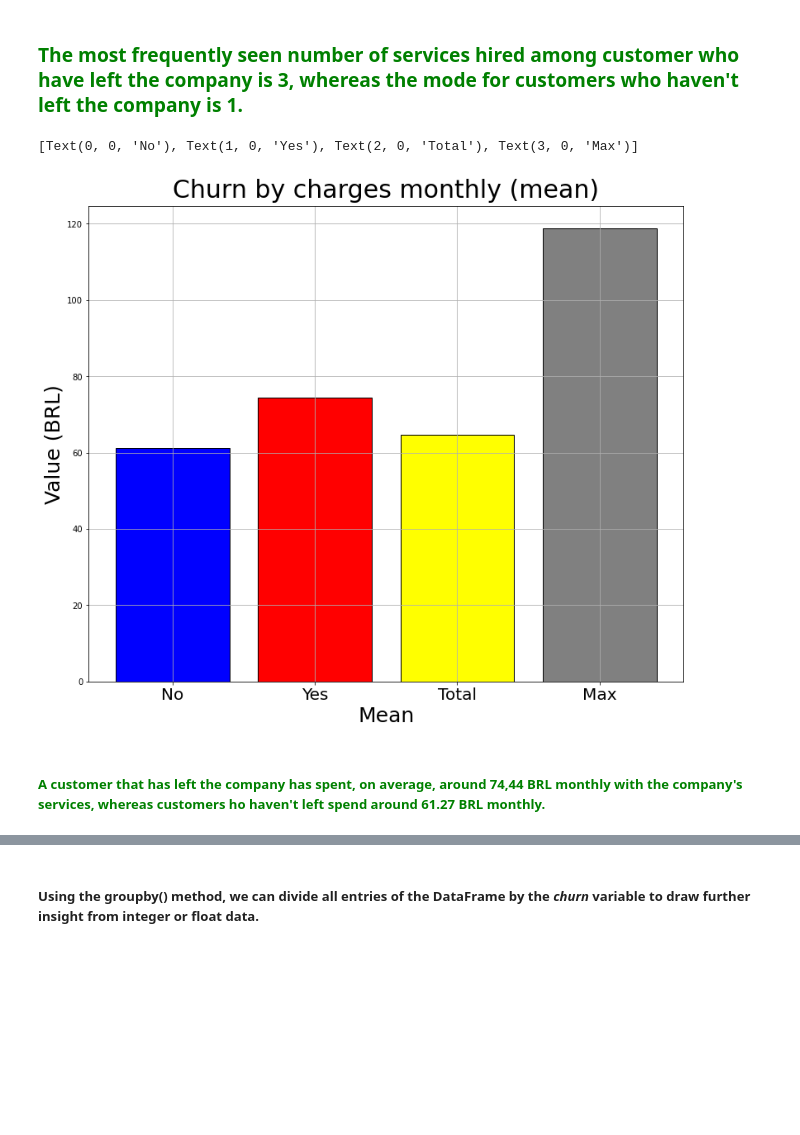
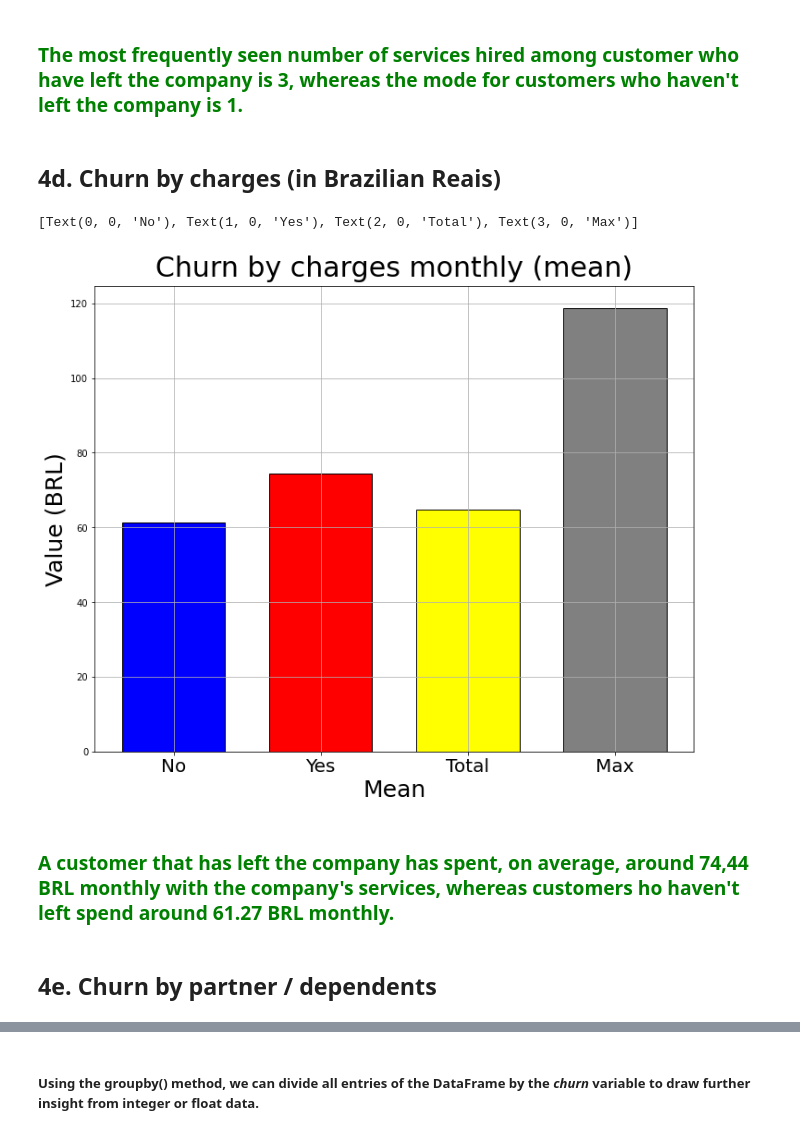
Before and after one commit to LupiVolpi/alura_challenge_data_science, a Jupyter notebook: week_2_Analysing_Visualizing_and_Drawing_Insights_from_the_dataset/alura_challenge_data_science_week_2.ipynb, the cells around one changed output, grey strips where cells are left out. Saved outputs shown, nothing was run; the diff lists cells and outputs as text; code cells hidden in the pictures; blank space fills up the shorter version.

```diff
--- a/week_2_Analysing_Visualizing_and_Drawing_Insights_from_the_dataset/alura_challenge_data_science_week_2.ipynb
+++ b/week_2_Analysing_Visualizing_and_Drawing_Insights_from_the_dataset/alura_challenge_data_science_week_2.ipynb
@@ -197,23 +300,27 @@ axis.set_xticklabels(xlabels, fontsize = 20) # Setting the labels for the values
 # %% [markdown]
 ### <font color = "green"> The most frequently seen number of services hired among customer who have left the company is 3, whereas the mode for customers who haven't left the company is 1.
+# %% [markdown]
+## 4d. Churn by charges (in Brazilian Reais)
 # %%
-fig = plt.figure(figsize = (10,8)) # Creating an empty Matplotlib figure
+fig = plt.figure(figsize = (9, 7)) # Creating an empty Matplotlib figure
 axis = fig.add_axes([0, 0, 1, 1]) # Adding an empty axis onto which the graph will be plotted
 
 data = [data_treated.query("churn == 'No'")["charges_monthly"].mean(), data_treated.query("churn == 'Yes'")["charges_monthly"].mean(), data_treated["charges_monthly"].mean(), data_treated["charges_monthly"].max()] # Creating a list of values from different data subsets: the mean value of monthly charges only for customers that haven't left the company, the mean value of monthly charges for customers that have left the company and the highest monthly charges value in the entire dataset.
 index = range(len(data)) # Creating the index for the 'x' axis
 xlabels = ["No", "Yes", "Total", "Max"] # Creating the labels for the 'x' axis
 
 axis.grid(True) # Enabling the grid pattern
-axis.bar(index, data, color = ["blue", "red", "yellow", "gray"], edgecolor = "black") # Plotting the bar chart
+axis.bar(index, width = 0.7, height = data, color = ["blue", "red", "yellow", "gray"], edgecolor = "black") # Plotting the bar chart
 axis.set_title("Churn by charges monthly (mean)", fontsize = 30, pad = 10) # Setting the title
 axis.set_xlabel("Mean", fontsize = 25) # Setting the label of the 'x' axis
 axis.set_ylabel("Value (BRL)", fontsize = 25) # Setting the label of the 'y' axis
 
 axis.set_xticks(index) # Setting the amount of values along the 'x' axis
 axis.set_xticklabels(xlabels, fontsize = 20) # Setting the labels for the values along the 'x' axis
 # %% [output]
 [Text(0, 0, 'No'), Text(1, 0, 'Yes'), Text(2, 0, 'Total'), Text(3, 0, 'Max')]
-[figure, old version]
+[figure, new version]
 # %% [markdown]
-##### <font color = "Green"> A customer that has left the company has spent, on average, around 74,44 BRL monthly with the company's services, whereas customers ho haven't left spend around 61.27 BRL monthly.
+### <font color = "Green"> A customer that has left the company has spent, on average, around 74,44 BRL monthly with the company's services, whereas customers ho haven't left spend around 61.27 BRL monthly.
+# %% [markdown]
+## 4e. Churn by partner / dependents
```
Also changed, not shown: parts of 44 cells of this notebook.
